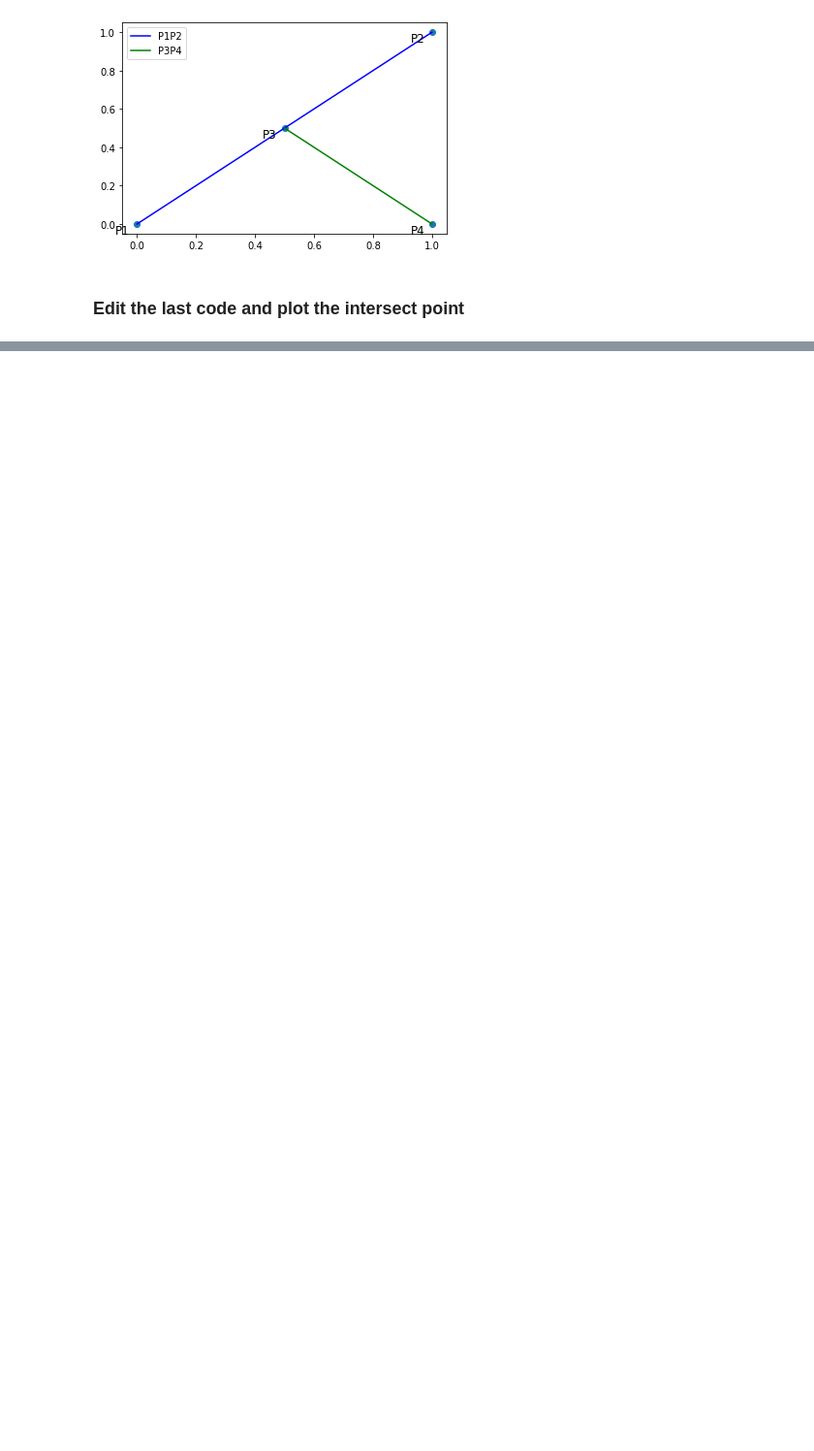
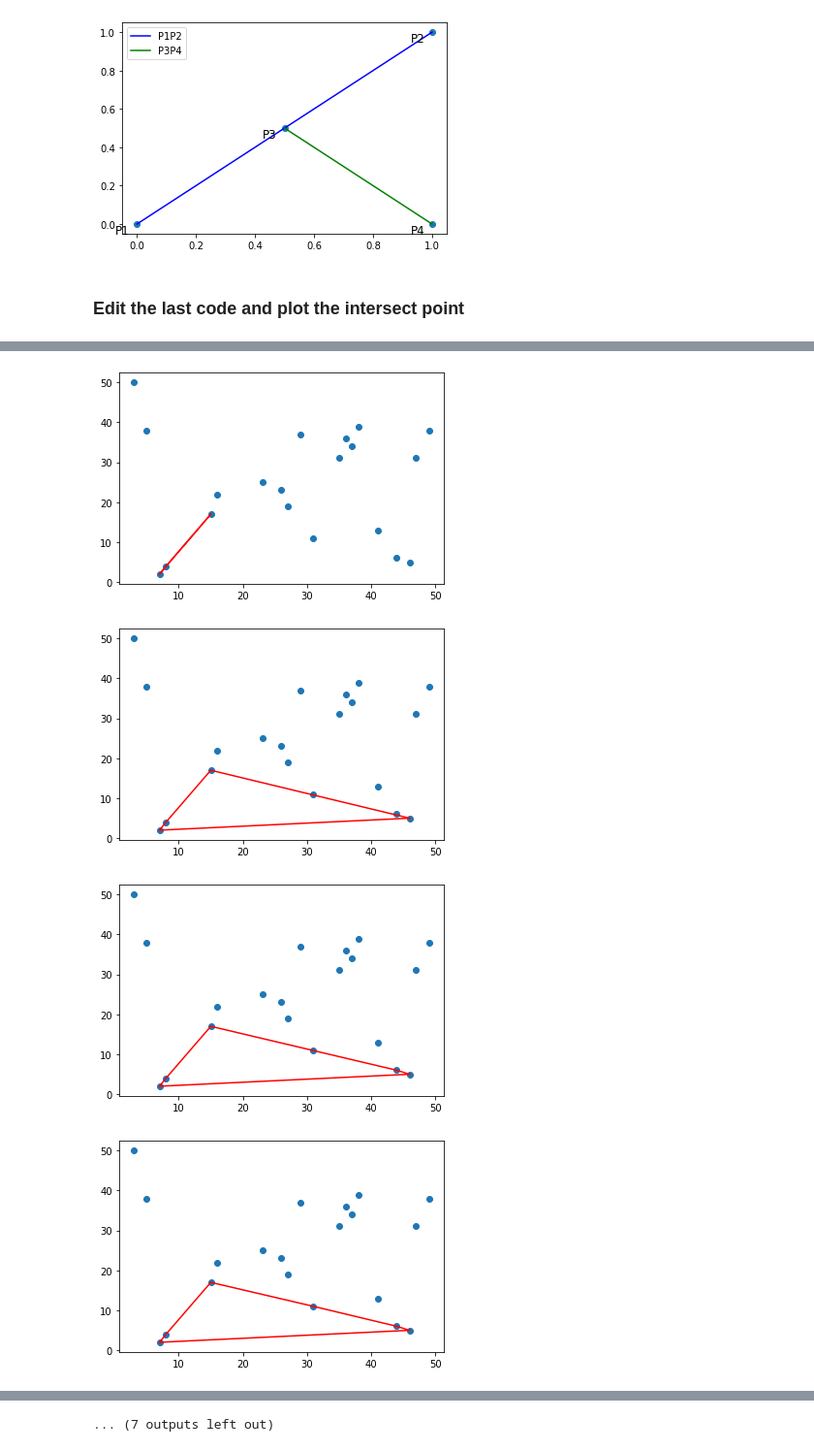
Before and after one commit to Camilohoyos99-DC/Computational-geometry, a Jupyter notebook: algoritmos_sobre_segmentos.ipynb, the cells around one changed output, grey strips where cells are left out. Shown: that part at 97% size. Cells and saved outputs as stored; diff of their text form; code cells hidden in the pictures; blank space fills up the shorter version.

```diff
--- a/algoritmos_sobre_segmentos.ipynb
+++ b/algoritmos_sobre_segmentos.ipynb
@@ -99,0 +216,9 @@ los segmentos se cruzan pero no se atraviezan
+# %%
+points = create_points(20)
+hull=graham_scan(points,True)
+scatter_plot(points,hull)
+# %% [output]
+[figure, added]
+[figure, added]
+[figure, added]
+[figure, added]
@@ -99,0 +233 @@ los segmentos se cruzan pero no se atraviezan
+... (7 outputs left out)
```
Also changed, not shown: parts of 7 cells of this notebook.
